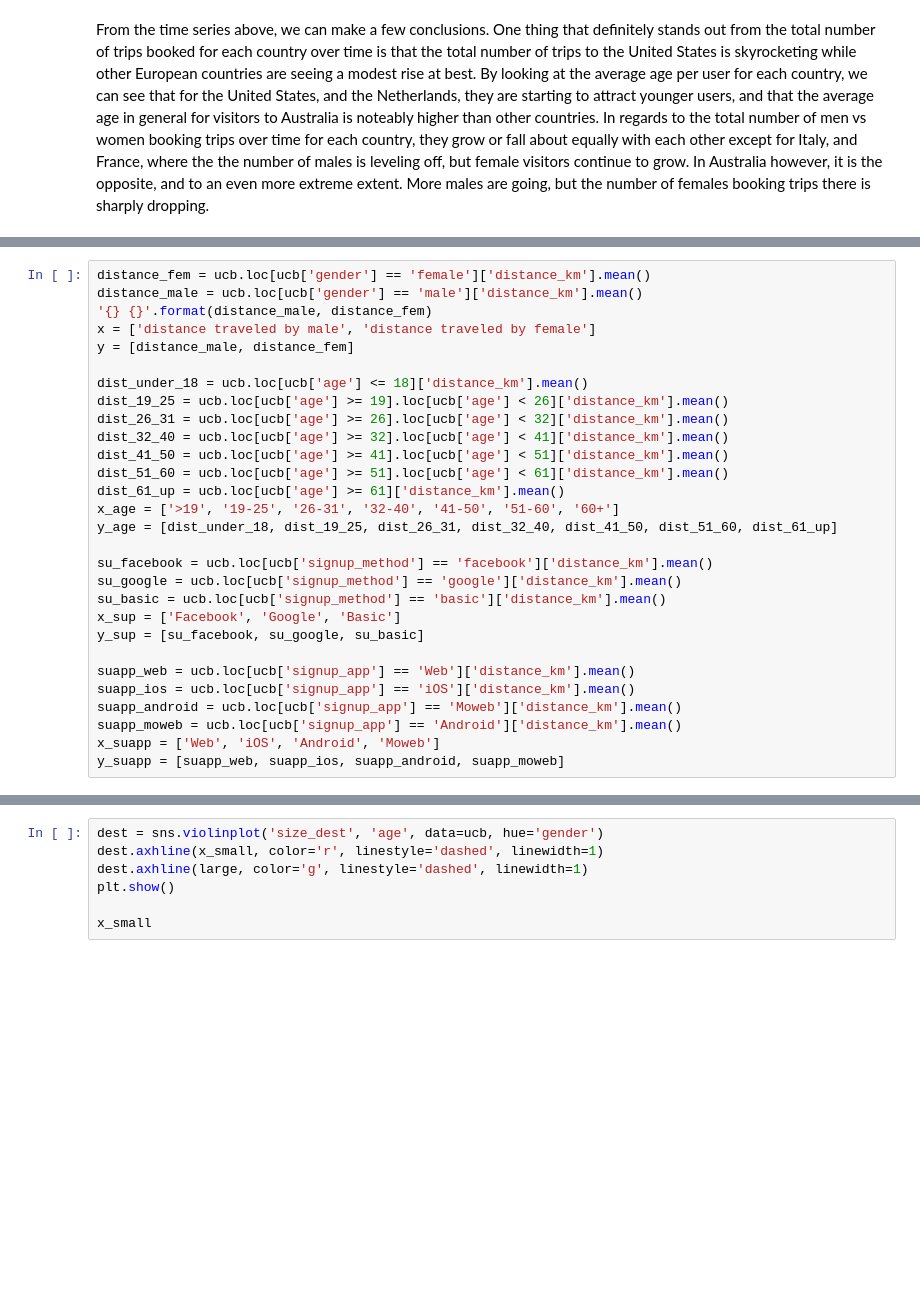
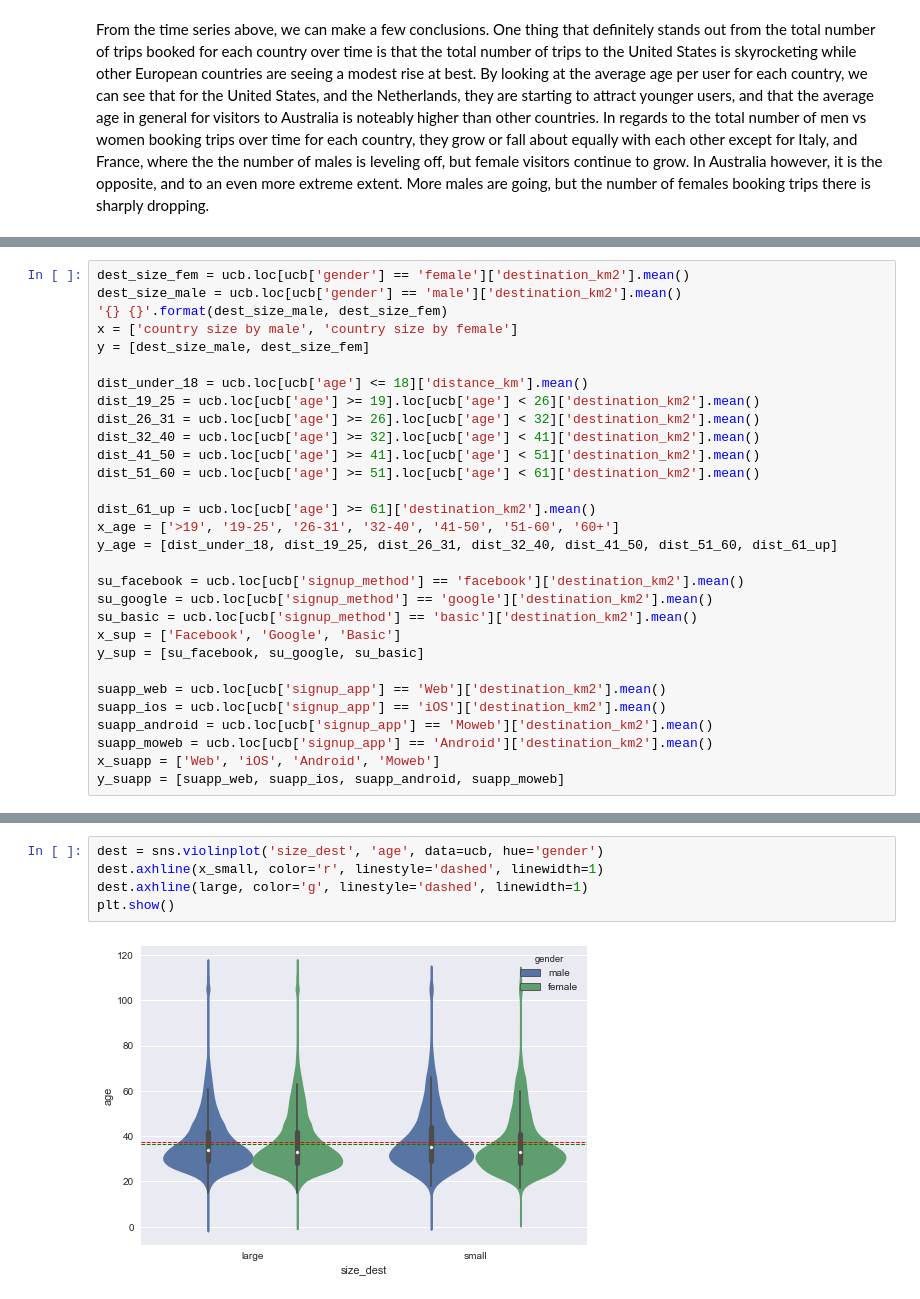
Before and after one commit to TJBANEY/Springboard-Code, a Jupyter notebook: Capstone Data Story.ipynb, the cells around one changed output, grey strips where cells are left out. Drawn from its saved outputs; the diff is of its cells as text; blank space fills up the shorter version.

```diff
--- a/Capstone Data Story.ipynb
+++ b/Capstone Data Story.ipynb
@@ -393,30 +406,31 @@ for x in range(country_plots):
 # %%
-distance_fem = ucb.loc[ucb['gender'] == 'female']['distance_km'].mean()
-distance_male = ucb.loc[ucb['gender'] == 'male']['distance_km'].mean()
-'{} {}'.format(distance_male, distance_fem)
-x = ['distance traveled by male', 'distance traveled by female']
-y = [distance_male, distance_fem]
+dest_size_fem = ucb.loc[ucb['gender'] == 'female']['destination_km2'].mean()
+dest_size_male = ucb.loc[ucb['gender'] == 'male']['destination_km2'].mean()
+'{} {}'.format(dest_size_male, dest_size_fem)
+x = ['country size by male', 'country size by female']
+y = [dest_size_male, dest_size_fem]
 
 dist_under_18 = ucb.loc[ucb['age'] <= 18]['distance_km'].mean()
-dist_19_25 = ucb.loc[ucb['age'] >= 19].loc[ucb['age'] < 26]['distance_km'].mean()
-dist_26_31 = ucb.loc[ucb['age'] >= 26].loc[ucb['age'] < 32]['distance_km'].mean()
-dist_32_40 = ucb.loc[ucb['age'] >= 32].loc[ucb['age'] < 41]['distance_km'].mean()
-dist_41_50 = ucb.loc[ucb['age'] >= 41].loc[ucb['age'] < 51]['distance_km'].mean()
-dist_51_60 = ucb.loc[ucb['age'] >= 51].loc[ucb['age'] < 61]['distance_km'].mean()
-dist_61_up = ucb.loc[ucb['age'] >= 61]['distance_km'].mean()
+dist_19_25 = ucb.loc[ucb['age'] >= 19].loc[ucb['age'] < 26]['destination_km2'].mean()
+dist_26_31 = ucb.loc[ucb['age'] >= 26].loc[ucb['age'] < 32]['destination_km2'].mean()
+dist_32_40 = ucb.loc[ucb['age'] >= 32].loc[ucb['age'] < 41]['destination_km2'].mean()
+dist_41_50 = ucb.loc[ucb['age'] >= 41].loc[ucb['age'] < 51]['destination_km2'].mean()
+dist_51_60 = ucb.loc[ucb['age'] >= 51].loc[ucb['age'] < 61]['destination_km2'].mean()
+
+dist_61_up = ucb.loc[ucb['age'] >= 61]['destination_km2'].mean()
 x_age = ['>19', '19-25', '26-31', '32-40', '41-50', '51-60', '60+']
 y_age = [dist_under_18, dist_19_25, dist_26_31, dist_32_40, dist_41_50, dist_51_60, dist_61_up]
 
-su_facebook = ucb.loc[ucb['signup_method'] == 'facebook']['distance_km'].mean()
-su_google = ucb.loc[ucb['signup_method'] == 'google']['distance_km'].mean()
-su_basic = ucb.loc[ucb['signup_method'] == 'basic']['distance_km'].mean()
+su_facebook = ucb.loc[ucb['signup_method'] == 'facebook']['destination_km2'].mean()
+su_google = ucb.loc[ucb['signup_method'] == 'google']['destination_km2'].mean()
+su_basic = ucb.loc[ucb['signup_method'] == 'basic']['destination_km2'].mean()
 x_sup = ['Facebook', 'Google', 'Basic']
 y_sup = [su_facebook, su_google, su_basic]
 
-suapp_web = ucb.loc[ucb['signup_app'] == 'Web']['distance_km'].mean()
-suapp_ios = ucb.loc[ucb['signup_app'] == 'iOS']['distance_km'].mean()
-suapp_android = ucb.loc[ucb['signup_app'] == 'Moweb']['distance_km'].mean()
-suapp_moweb = ucb.loc[ucb['signup_app'] == 'Android']['distance_km'].mean()
+suapp_web = ucb.loc[ucb['signup_app'] == 'Web']['destination_km2'].mean()
+suapp_ios = ucb.loc[ucb['signup_app'] == 'iOS']['destination_km2'].mean()
+suapp_android = ucb.loc[ucb['signup_app'] == 'Moweb']['destination_km2'].mean()
+suapp_moweb = ucb.loc[ucb['signup_app'] == 'Android']['destination_km2'].mean()
 x_suapp = ['Web', 'iOS', 'Android', 'Moweb']
 y_suapp = [suapp_web, suapp_ios, suapp_android, suapp_moweb]
 # %%
@@ -455,7 +476,7 @@ plt.show()
 # %%
 dest = sns.violinplot('size_dest', 'age', data=ucb, hue='gender')
 dest.axhline(x_small, color='r', linestyle='dashed', linewidth=1)
 dest.axhline(large, color='g', linestyle='dashed', linewidth=1)
 plt.show()
-
-x_small
+# %% [output]
+[figure, added]
```
Also changed, not shown: parts of 23 cells of this notebook.
